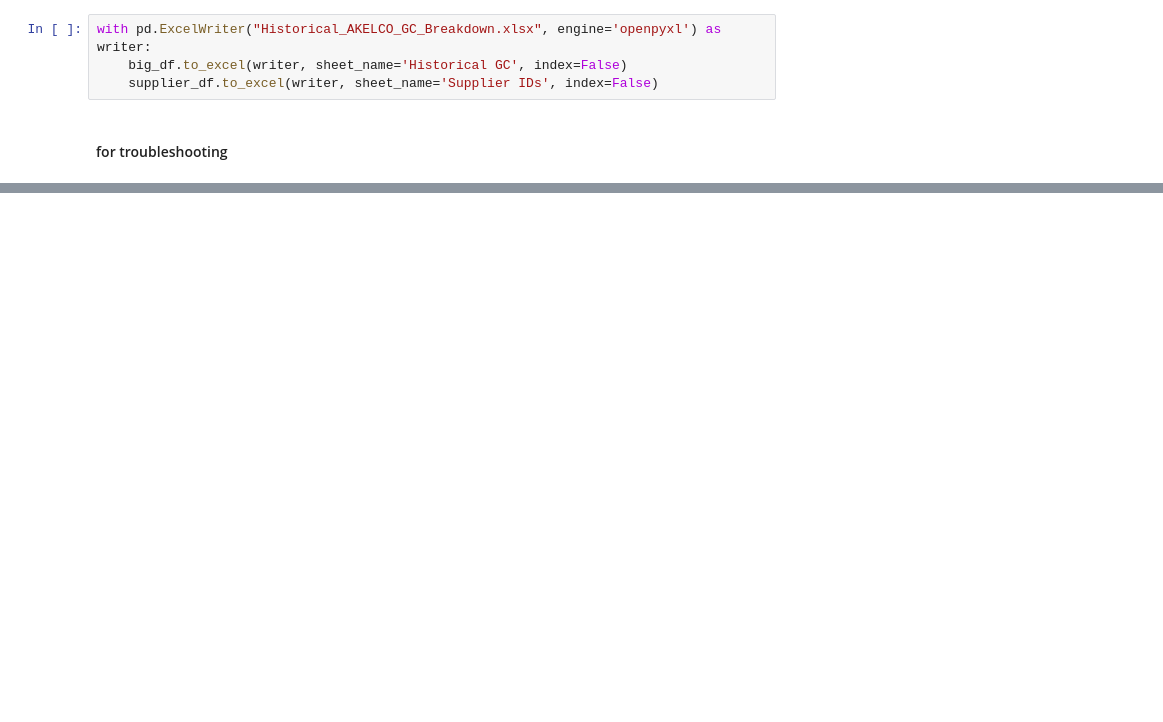
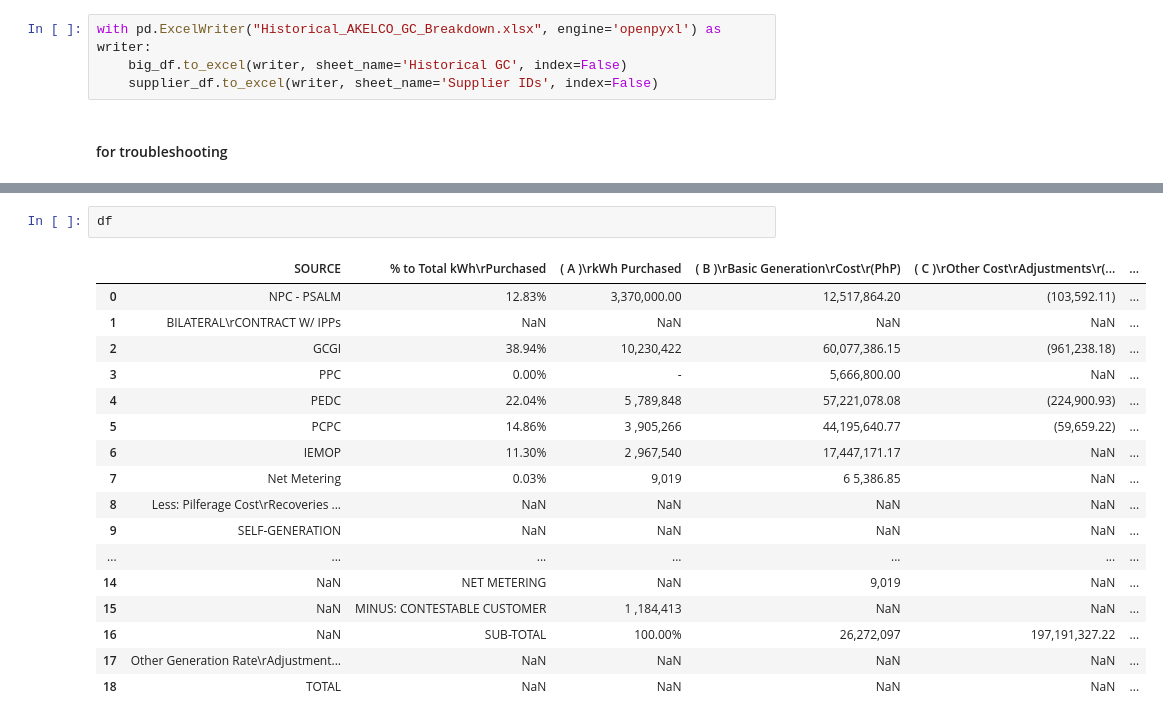
Before and after one commit to andreasenson/Scrape-DU-Generation-Charge, a Jupyter notebook: AKELCO/scrape_AKELCO.ipynb, the cells around one changed output, grey strips where cells are left out. Drawn from its saved outputs; the diff is of its cells as text; blank space fills up the shorter version.

```diff
--- a/AKELCO/scrape_AKELCO.ipynb
+++ b/AKELCO/scrape_AKELCO.ipynb
@@ -261,0 +273,20 @@ with pd.ExcelWriter("Historical_AKELCO_GC_Breakdown.xlsx", engine='openpyxl') as
+# %%
+df
+# %% [output]
+|  | SOURCE | % to Total kWh\rPurchased | ( A )\rkWh Purchased | ( B )\rBasic Generation\rCost\r(PhP) | ( C )\rOther Cost\rAdjustments\r(... | ... |
+| 0 | NPC - PSALM | 12.83% | 3,370,000.00 | 12,517,864.20 | (103,592.11) | ... |
+| 1 | BILATERAL\rCONTRACT W/ IPPs | NaN | NaN | NaN | NaN | ... |
+| 2 | GCGI | 38.94% | 10,230,422 | 60,077,386.15 | (961,238.18) | ... |
+| 3 | PPC | 0.00% | - | 5,666,800.00 | NaN | ... |
+| 4 | PEDC | 22.04% | 5 ,789,848 | 57,221,078.08 | (224,900.93) | ... |
+| 5 | PCPC | 14.86% | 3 ,905,266 | 44,195,640.77 | (59,659.22) | ... |
+| 6 | IEMOP | 11.30% | 2 ,967,540 | 17,447,171.17 | NaN | ... |
+| 7 | Net Metering | 0.03% | 9,019 | 6 5,386.85 | NaN | ... |
+| 8 | Less: Pilferage Cost\rRecoveries ... | NaN | NaN | NaN | NaN | ... |
+| 9 | SELF-GENERATION | NaN | NaN | NaN | NaN | ... |
+| ... | ... | ... | ... | ... | ... | ... |
+| 14 | NaN | NET METERING | NaN | 9,019 | NaN | ... |
+| 15 | NaN | MINUS: CONTESTABLE CUSTOMER | 1 ,184,413 | NaN | NaN | ... |
+| 16 | NaN | SUB-TOTAL | 100.00% | 26,272,097 | 197,191,327.22 | ... |
+| 17 | Other Generation Rate\rAdjustment... | NaN | NaN | NaN | NaN | ... |
+| 18 | TOTAL | NaN | NaN | NaN | NaN | ... |
```
Also changed, not shown: parts of 4 cells of this notebook.
